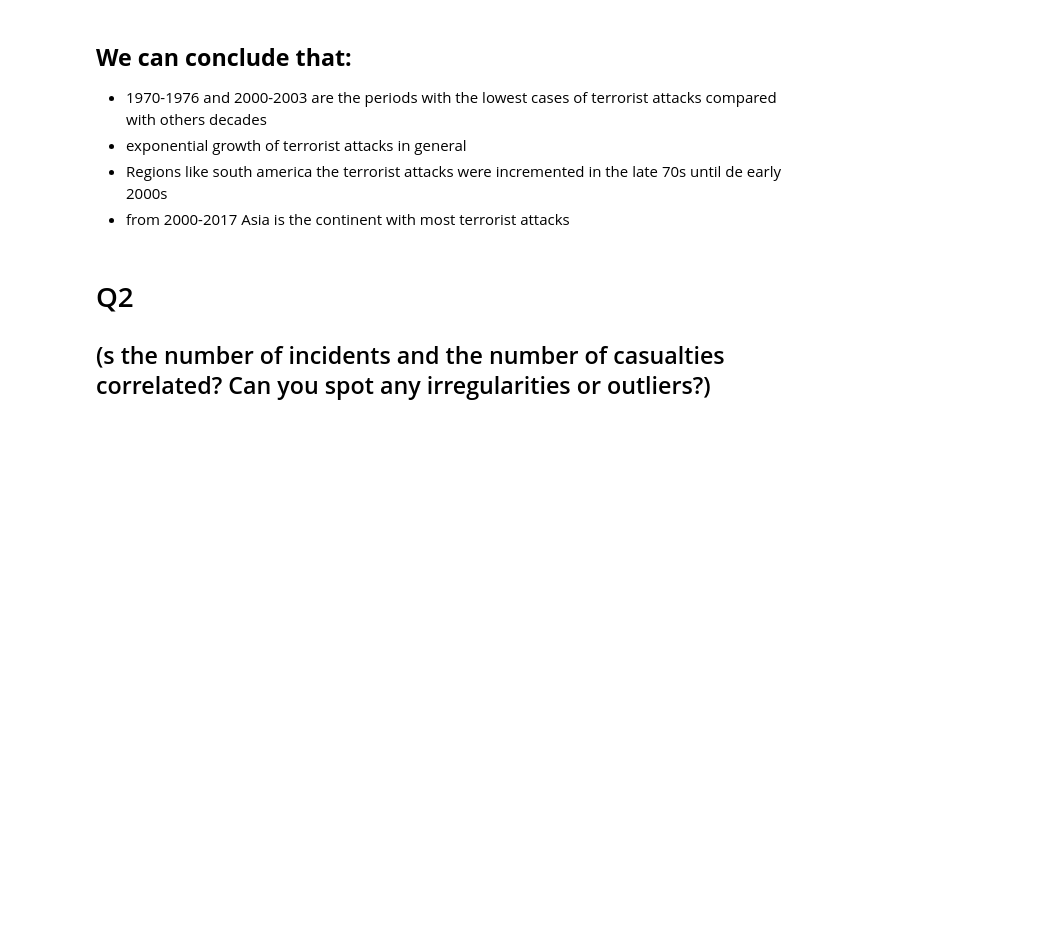
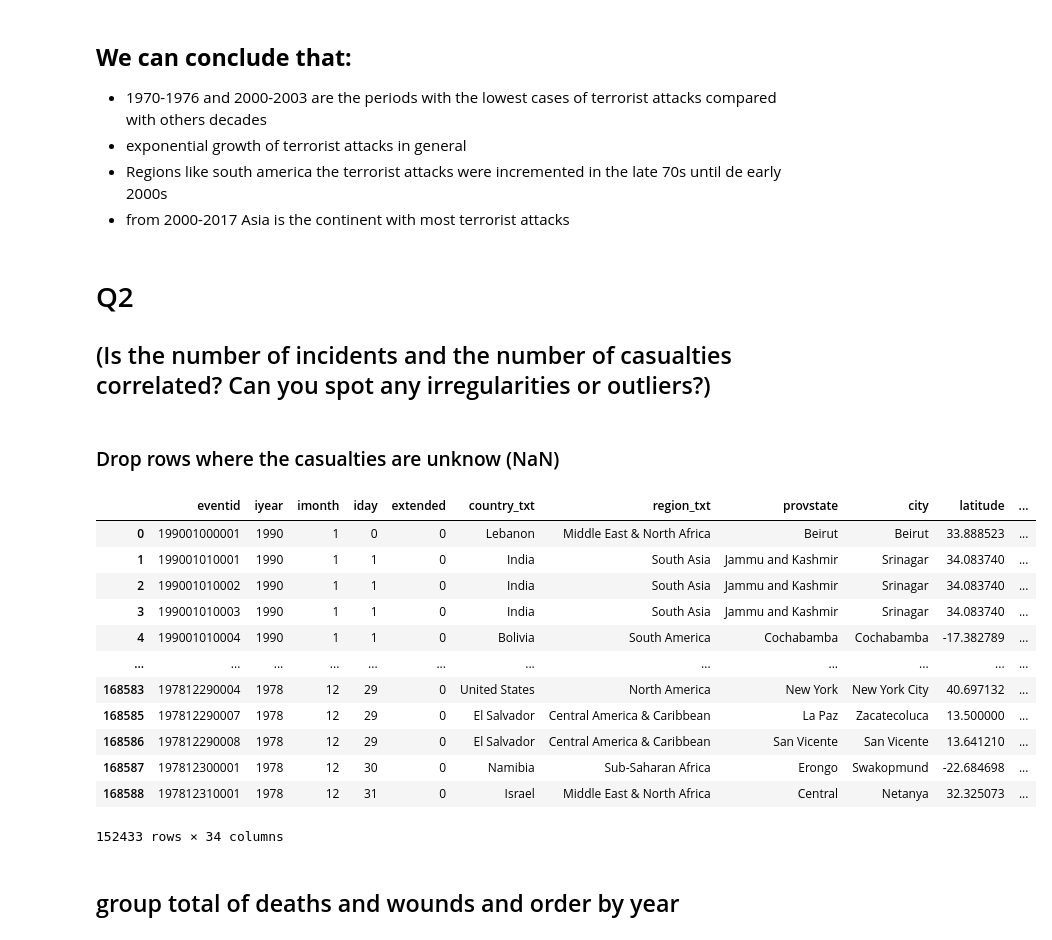
Before and after one commit to byshadowoz/Terrorism_Hotspots, a Jupyter notebook: EDA/EDA_presentation.ipynb, the cells around one changed output. Cells and saved outputs as stored; diff of their text form; code cells hidden in the pictures; blank space fills up the shorter version.

```diff
--- a/EDA/EDA_presentation.ipynb
+++ b/EDA/EDA_presentation.ipynb
@@ -35,7 +35,7 @@ for root, dirs, files in os.walk(base_path): # append dataframes in dfs list
     for file in files:
         if file.endswith('.csv'):
             file_path = os.path.join(root, file)
-            df = pd.read_csv(file_path)
+            df = pd.read_csv(file_path, index_col=0)
             dfs.append(df)
 df_total = pd.concat(dfs, ignore_index=True) # concat dataframes
 # %% [markdown]
@@ -102,4 +102,25 @@ fig.show()
 - from 2000-2017 Asia is the continent with most terrorist attacks
 # %% [markdown]
 # Q2
-## (s the number of incidents and the number of casualties correlated? Can you spot any irregularities or outliers?)
+## (Is the number of incidents and the number of casualties correlated? Can you spot any irregularities or outliers?)
+# %% [markdown]
+### Drop rows where the casualties are unknow (NaN)
+# %%
+df_nonan = df_total.dropna(subset=['nkill', 'nwound'])
+df_nonan
+# %% [output]
+|  | eventid | iyear | imonth | iday | extended | country_txt | region_txt | provstate | city | latitude | ... |
+| 0 | 199001000001 | 1990 | 1 | 0 | 0 | Lebanon | Middle East & North Africa | Beirut | Beirut | 33.888523 | ... |
+| 1 | 199001010001 | 1990 | 1 | 1 | 0 | India | South Asia | Jammu and Kashmir | Srinagar | 34.083740 | ... |
+| 2 | 199001010002 | 1990 | 1 | 1 | 0 | India | South Asia | Jammu and Kashmir | Srinagar | 34.083740 | ... |
+| 3 | 199001010003 | 1990 | 1 | 1 | 0 | India | South Asia | Jammu and Kashmir | Srinagar | 34.083740 | ... |
+| 4 | 199001010004 | 1990 | 1 | 1 | 0 | Bolivia | South America | Cochabamba | Cochabamba | -17.382789 | ... |
+| ... | ... | ... | ... | ... | ... | ... | ... | ... | ... | ... | ... |
+| 168583 | 197812290004 | 1978 | 12 | 29 | 0 | United States | North America | New York | New York City | 40.697132 | ... |
+| 168585 | 197812290007 | 1978 | 12 | 29 | 0 | El Salvador | Central America & Caribbean | La Paz | Zacatecoluca | 13.500000 | ... |
+| 168586 | 197812290008 | 1978 | 12 | 29 | 0 | El Salvador | Central America & Caribbean | San Vicente | San Vicente | 13.641210 | ... |
+| 168587 | 197812300001 | 1978 | 12 | 30 | 0 | Namibia | Sub-Saharan Africa | Erongo | Swakopmund | -22.684698 | ... |
+| 168588 | 197812310001 | 1978 | 12 | 31 | 0 | Israel | Middle East & North Africa | Central | Netanya | 32.325073 | ... |
+152433 rows × 34 columns
+# %% [markdown]
+## group total of deaths and wounds and order by year
```
Also changed, not shown: parts of 8 cells of this notebook.
